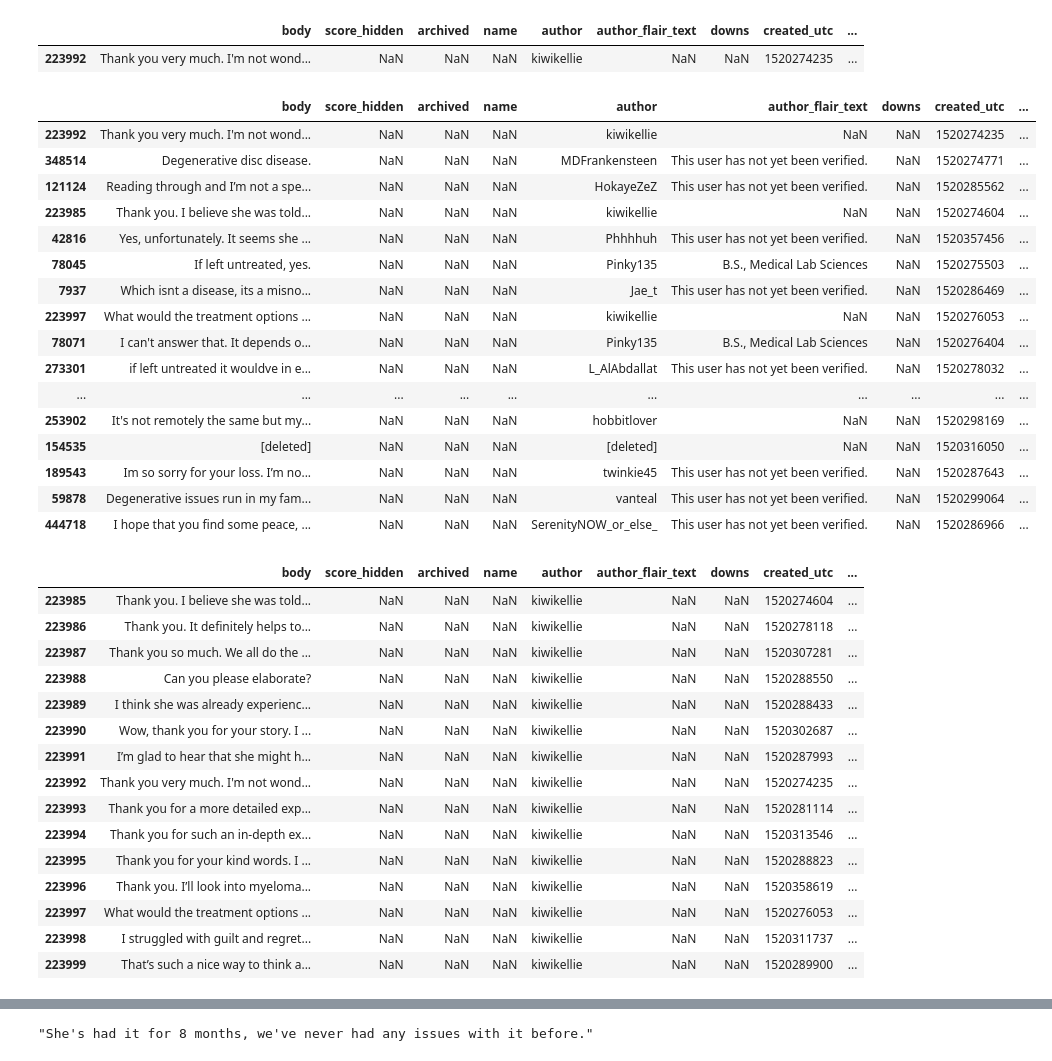
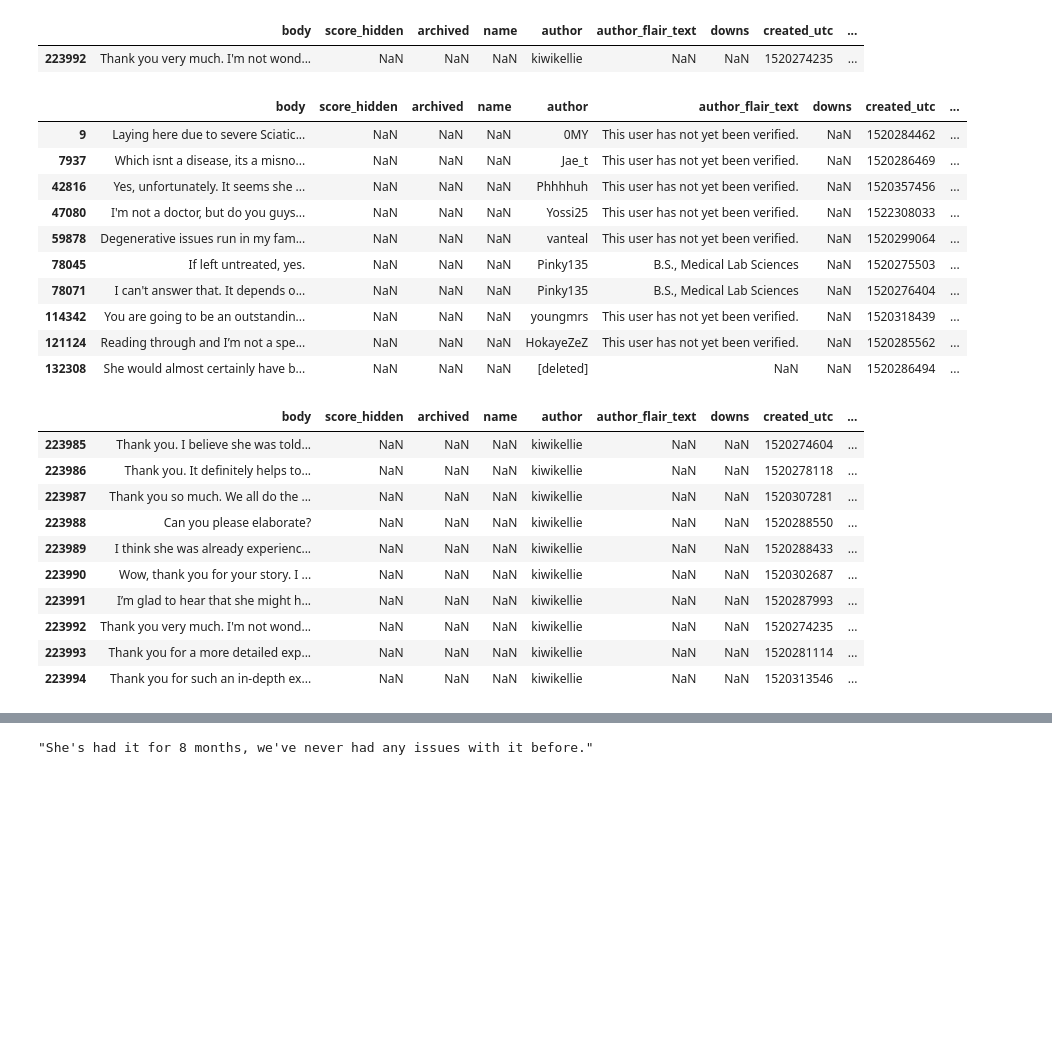
Before and after one commit to aus10powell/Automated-Health-Responses, a Jupyter notebook: notebooks/exploration.ipynb, the cells around one changed output, grey strips where cells are left out. Drawn from its saved outputs; the diff is of its cells as text; code cells hidden in the pictures; blank space fills up the shorter version.

```diff
--- a/notebooks/exploration.ipynb
+++ b/notebooks/exploration.ipynb
@@ -34,6 +58,6 @@ tagger = QuickUMLS(abs_path_data_umls)
 # %%
 path_to_data = '../data/reddit_comments_askDocs_2014_to_2018_03.gz'
-df = pd.read_csv(path_to_data,low_memory=False)
+df = pd.read_csv(path_to_data,dtype={'body':str,'score_hidden':float})
 print('Shape',df.shape)
 df.head(2)
 # %% [output]
@@ -103,27 +165,21 @@ df.loc[df.parent_id.str.contains('t1_dv81ye0',na=False)].loc[df['author']=='kiwi
 |  | body | score_hidden | archived | name | author | author_flair_text | downs | created_utc | ... |
 | 223992 | Thank you very much. I'm not wond... | NaN | NaN | NaN | kiwikellie | NaN | NaN | 1520274235 | ... |
 # %%
-df.loc[df.link_id.str.contains('t3_827pgt',na=False)]
+df.loc[df.link_id.str.contains('t3_827pgt',na=False)].iloc[:10]
 # %% [output]
 |  | body | score_hidden | archived | name | author | author_flair_text | downs | created_utc | ... |
-| 223992 | Thank you very much. I'm not wond... | NaN | NaN | NaN | kiwikellie | NaN | NaN | 1520274235 | ... |
-| 348514 | Degenerative disc disease. | NaN | NaN | NaN | MDFrankensteen | This user has not yet been verified. | NaN | 1520274771 | ... |
+| 9 | Laying here due to severe Sciatic... | NaN | NaN | NaN | 0MY | This user has not yet been verified. | NaN | 1520284462 | ... |
+| 7937 | Which isnt a disease, its a misno... | NaN | NaN | NaN | Jae_t | This user has not yet been verified. | NaN | 1520286469 | ... |
+| 42816 | Yes, unfortunately. It seems she ... | NaN | NaN | NaN | Phhhhuh | This user has not yet been verified. | NaN | 1520357456 | ... |
+| 47080 | I'm not a doctor, but do you guys... | NaN | NaN | NaN | Yossi25 | This user has not yet been verified. | NaN | 1522308033 | ... |
+| 59878 | Degenerative issues run in my fam... | NaN | NaN | NaN | vanteal | This user has not yet been verified. | NaN | 1520299064 | ... |
+| 78045 | If left untreated, yes. | NaN | NaN | NaN | Pinky135 | B.S., Medical Lab Sciences | NaN | 1520275503 | ... |
+| 78071 | I can't answer that. It depends o... | NaN | NaN | NaN | Pinky135 | B.S., Medical Lab Sciences | NaN | 1520276404 | ... |
+| 114342 | You are going to be an outstandin... | NaN | NaN | NaN | youngmrs | This user has not yet been verified. | NaN | 1520318439 | ... |
 | 121124 | Reading through and I’m not a spe... | NaN | NaN | NaN | HokayeZeZ | This user has not yet been verified. | NaN | 1520285562 | ... |
-| 223985 | Thank you. I believe she was told... | NaN | NaN | NaN | kiwikellie | NaN | NaN | 1520274604 | ... |
-| 42816 | Yes, unfortunately. It seems she ... | NaN | NaN | NaN | Phhhhuh | This user has not yet been verified. | NaN | 1520357456 | ... |
-| 78045 | If left untreated, yes. | NaN | NaN | NaN | Pinky135 | B.S., Medical Lab Sciences | NaN | 1520275503 | ... |
-| 7937 | Which isnt a disease, its a misno... | NaN | NaN | NaN | Jae_t | This user has not yet been verified. | NaN | 1520286469 | ... |
-| 223997 | What would the treatment options ... | NaN | NaN | NaN | kiwikellie | NaN | NaN | 1520276053 | ... |
-| 78071 | I can't answer that. It depends o... | NaN | NaN | NaN | Pinky135 | B.S., Medical Lab Sciences | NaN | 1520276404 | ... |
-| 273301 | if left untreated it wouldve in e... | NaN | NaN | NaN | L_AlAbdallat | This user has not yet been verified. | NaN | 1520278032 | ... |
-| ... | ... | ... | ... | ... | ... | ... | ... | ... | ... |
-| 253902 | It's not remotely the same but my... | NaN | NaN | NaN | hobbitlover | NaN | NaN | 1520298169 | ... |
-| 154535 | [deleted] | NaN | NaN | NaN | [deleted] | NaN | NaN | 1520316050 | ... |
-| 189543 | Im so sorry for your loss. I’m no... | NaN | NaN | NaN | twinkie45 | This user has not yet been verified. | NaN | 1520287643 | ... |
-| 59878 | Degenerative issues run in my fam... | NaN | NaN | NaN | vanteal | This user has not yet been verified. | NaN | 1520299064 | ... |
-| 444718 | I hope that you find some peace, ... | NaN | NaN | NaN | SerenityNOW_or_else_ | This user has not yet been verified. | NaN | 1520286966 | ... |
+| 132308 | She would almost certainly have b... | NaN | NaN | NaN | [deleted] | NaN | NaN | 1520286494 | ... |
 # %%
-df.loc[df['author']=='kiwikellie']
+df.loc[df['author']=='kiwikellie'].iloc[:10]
 # %% [output]
 |  | body | score_hidden | archived | name | author | author_flair_text | downs | created_utc | ... |
 | 223985 | Thank you. I believe she was told... | NaN | NaN | NaN | kiwikellie | NaN | NaN | 1520274604 | ... |
@@ -136,11 +192,6 @@ df.loc[df['author']=='kiwikellie']
 | 223992 | Thank you very much. I'm not wond... | NaN | NaN | NaN | kiwikellie | NaN | NaN | 1520274235 | ... |
 | 223993 | Thank you for a more detailed exp... | NaN | NaN | NaN | kiwikellie | NaN | NaN | 1520281114 | ... |
 | 223994 | Thank you for such an in-depth ex... | NaN | NaN | NaN | kiwikellie | NaN | NaN | 1520313546 | ... |
-| 223995 | Thank you for your kind words. I ... | NaN | NaN | NaN | kiwikellie | NaN | NaN | 1520288823 | ... |
-| 223996 | Thank you. I’ll look into myeloma... | NaN | NaN | NaN | kiwikellie | NaN | NaN | 1520358619 | ... |
-| 223997 | What would the treatment options ... | NaN | NaN | NaN | kiwikellie | NaN | NaN | 1520276053 | ... |
-| 223998 | I struggled with guilt and regret... | NaN | NaN | NaN | kiwikellie | NaN | NaN | 1520311737 | ... |
-| 223999 | That’s such a nice way to think a... | NaN | NaN | NaN | kiwikellie | NaN | NaN | 1520289900 | ... |
 # %%
 df.loc[df.pd.str.contains('827pgt',na=False)]
 # %% [output]
```
Also changed, not shown: parts of 36 cells of this notebook, 5 other files.
